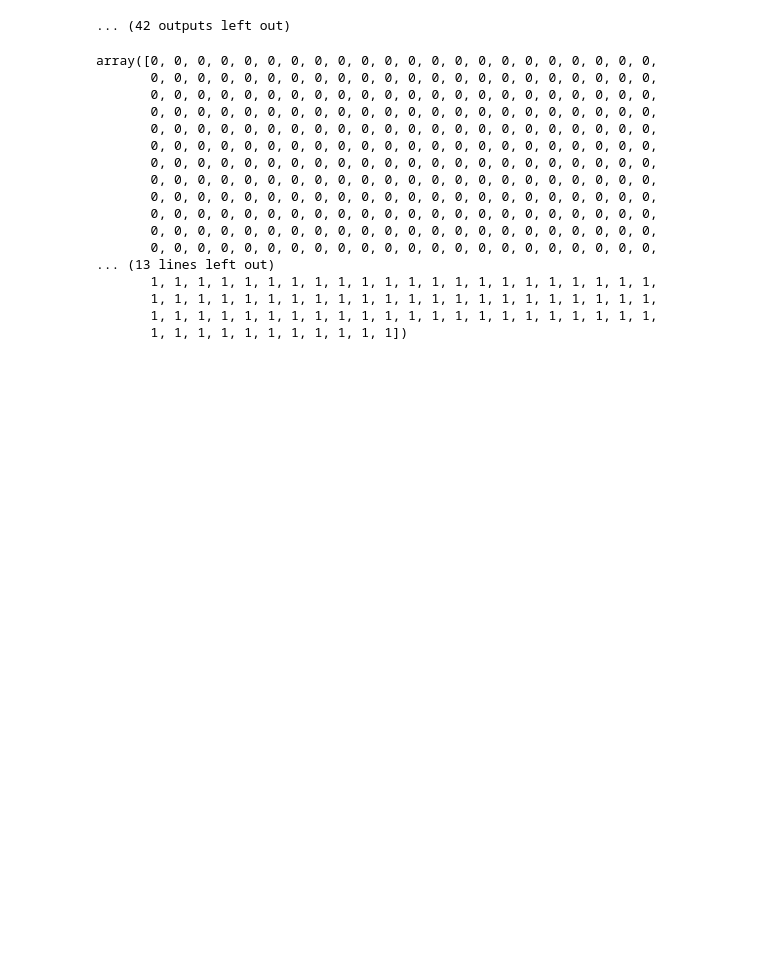
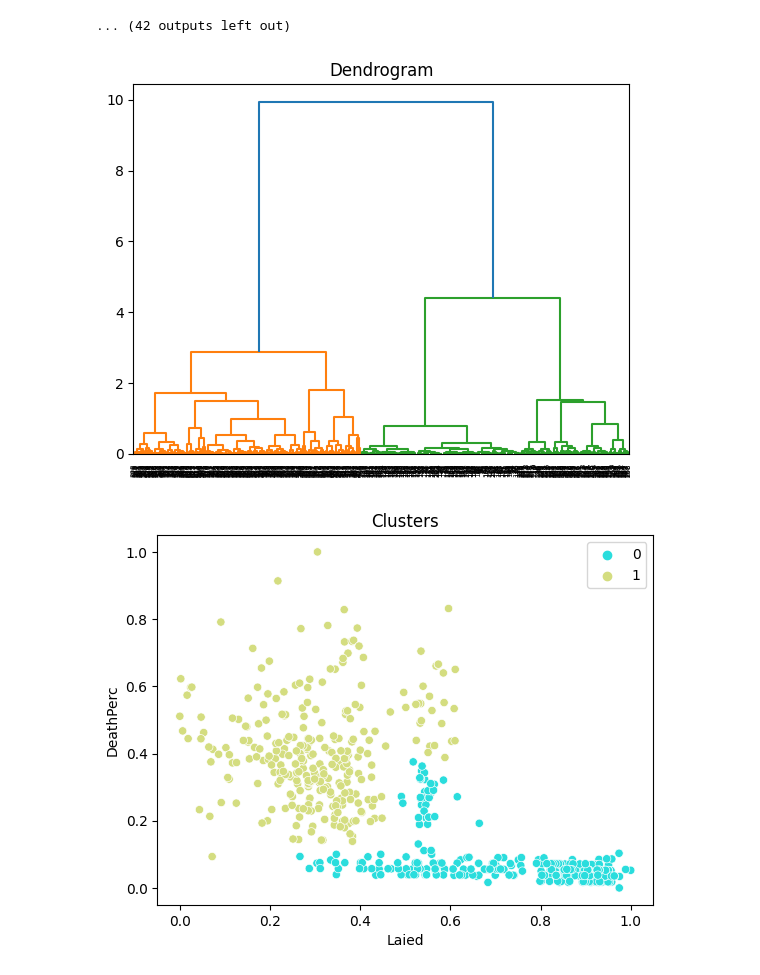
Before and after one commit to CanaliDavide/DASA--Project, a Jupyter notebook: Clustering/DataAnalisysA_Cluster.ipynb, the cells around one changed output. Drawn from its saved outputs; the diff is of its cells as text; code cells hidden in the pictures; blank space fills up the shorter version.

```diff
--- a/Clustering/DataAnalisysA_Cluster.ipynb
+++ b/Clustering/DataAnalisysA_Cluster.ipynb
@@ -34,24 +34,8 @@ Hierarchical:
 [figure]
 [figure]
 ... (42 outputs left out)
-# %%
-km_laied_avg = allLabels["Laied-AvgTemp"]["KMeans"]
-km_laied_avg
-# %% [output]
-array([0, 0, 0, 0, 0, 0, 0, 0, 0, 0, 0, 0, 0, 0, 0, 0, 0, 0, 0, 0, 0, 0,
-       0, 0, 0, 0, 0, 0, 0, 0, 0, 0, 0, 0, 0, 0, 0, 0, 0, 0, 0, 0, 0, 0,
-       0, 0, 0, 0, 0, 0, 0, 0, 0, 0, 0, 0, 0, 0, 0, 0, 0, 0, 0, 0, 0, 0,
-       0, 0, 0, 0, 0, 0, 0, 0, 0, 0, 0, 0, 0, 0, 0, 0, 0, 0, 0, 0, 0, 0,
-       0, 0, 0, 0, 0, 0, 0, 0, 0, 0, 0, 0, 0, 0, 0, 0, 0, 0, 0, 0, 0, 0,
-       0, 0, 0, 0, 0, 0, 0, 0, 0, 0, 0, 0, 0, 0, 0, 0, 0, 0, 0, 0, 0, 0,
-       0, 0, 0, 0, 0, 0, 0, 0, 0, 0, 0, 0, 0, 0, 0, 0, 0, 0, 0, 0, 0, 0,
-       0, 0, 0, 0, 0, 0, 0, 0, 0, 0, 0, 0, 0, 0, 0, 0, 0, 0, 0, 0, 0, 0,
-       0, 0, 0, 0, 0, 0, 0, 0, 0, 0, 0, 0, 0, 0, 0, 0, 0, 0, 0, 0, 0, 0,
-       0, 0, 0, 0, 0, 0, 0, 0, 0, 0, 0, 0, 0, 0, 0, 0, 0, 0, 0, 0, 0, 0,
-       0, 0, 0, 0, 0, 0, 0, 0, 0, 0, 0, 0, 0, 0, 0, 0, 0, 0, 0, 0, 0, 0,
-       0, 0, 0, 0, 0, 0, 0, 0, 0, 0, 0, 0, 0, 0, 0, 0, 0, 0, 0, 0, 0, 0,
-... (13 lines left out)
-       1, 1, 1, 1, 1, 1, 1, 1, 1, 1, 1, 1, 1, 1, 1, 1, 1, 1, 1, 1, 1, 1,
-       1, 1, 1, 1, 1, 1, 1, 1, 1, 1, 1, 1, 1, 1, 1, 1, 1, 1, 1, 1, 1, 1,
-       1, 1, 1, 1, 1, 1, 1, 1, 1, 1, 1, 1, 1, 1, 1, 1, 1, 1, 1, 1, 1, 1,
-       1, 1, 1, 1, 1, 1, 1, 1, 1, 1, 1])
+# %%
+label_h = ut.HierarchicalClutering(cycleA, ["Laied","DeathPerc"])
+# %% [output]
+[figure, added]
+[figure, added]
```
Also changed, not shown: parts of 5 cells of this notebook, 4 other files.
